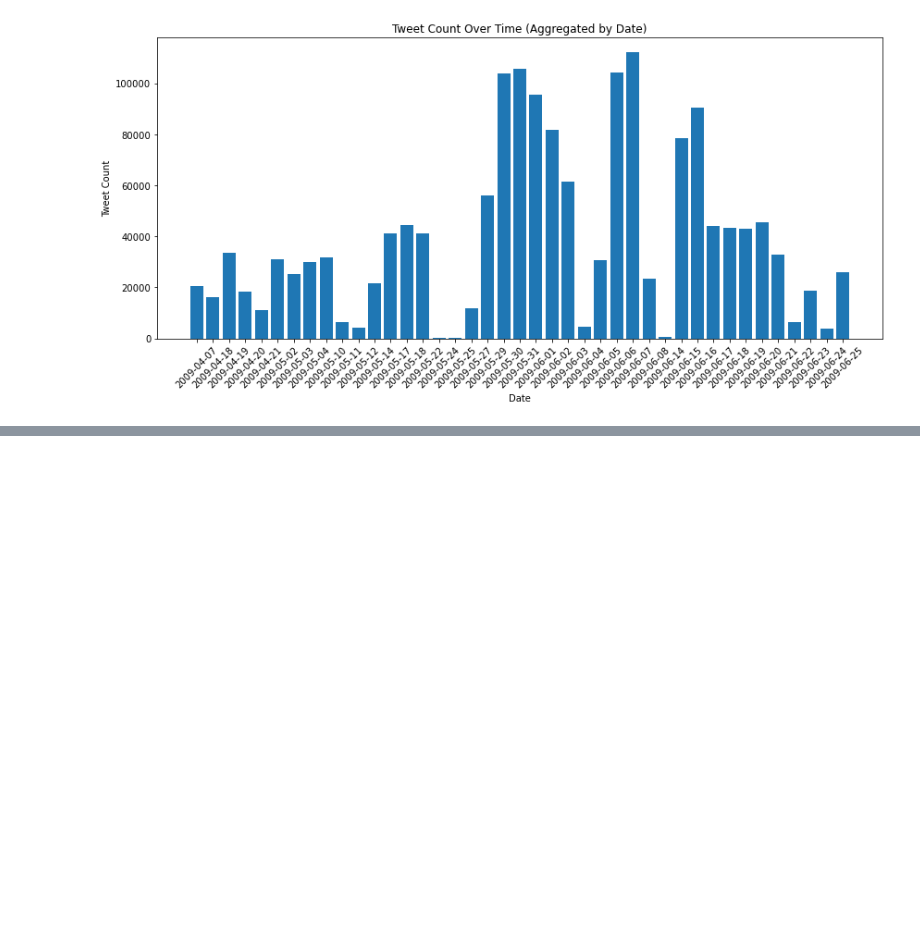
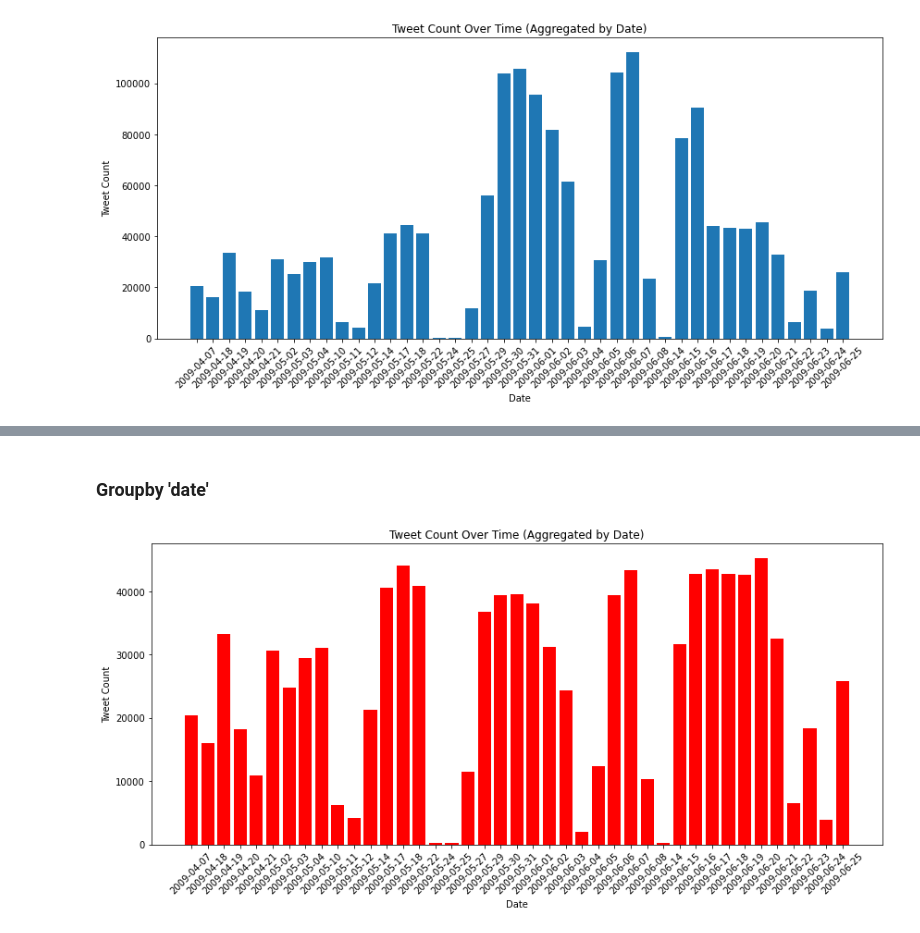
Before and after one commit to CleliaCaetano/CA2_SEM2_ProjectTweets, a Jupyter notebook: MScDataAnalytics_CA2_SEM2_CleliaCaetano.ipynb, the cells around one changed output, grey strips where cells are left out. Cells and saved outputs as stored; diff of their text form; code cells hidden in the pictures; blank space fills up the shorter version.

Commit message:
Add files via upload
Hive and Cassandra databases

```diff
--- a/MScDataAnalytics_CA2_SEM2_CleliaCaetano.ipynb
+++ b/MScDataAnalytics_CA2_SEM2_CleliaCaetano.ipynb
@@ -356,0 +554,13 @@ spark = SparkSession.builder.appName('ProjectTweets') \
+# %%
+# Create a SparkSession with the 'spark.sql.legacy.timeParserPolicy' configuration
+spark = SparkSession.builder.config("spark.sql.legacy.timeParserPolicy", "LEGACY").getOrCreate()
+
+# Import libraries to convert
+from pyspark.sql.functions import from_unixtime, unix_timestamp
+from pyspark.sql.types import TimestampType
+
+# Convert 'date' column in string format to the timestamp
+cassandraDF = cassandraDF.withColumn("date", from_unixtime(unix_timestamp(cassandraDF["date"], "E MMM dd HH:mm:ss z yyyy")).cast(TimestampType()))
+
+# Print the 'date' column with the new format
+cassandraDF.select("date").show(5)
@@ -356,0 +578,34 @@ spark = SparkSession.builder.appName('ProjectTweets') \
+# %% [markdown]
+### Groupby 'date'
+# %%
+import matplotlib.pyplot as plt
+from pyspark.sql.functions import to_date, count
+from pyspark.sql.window import Window
+
+# Group the data by the date without the hour
+cassandraDF = cassandraDF.withColumn("date_without_hour", to_date(cassandraDF["date"]))
+cassandraDF_counts = cassandraDF.groupBy("date_without_hour").agg(count("*").alias("tweet_count"))
+
+# Sort the data by date without hour
+cassandraDF_counts = cassandraDF_counts.orderBy("date_without_hour")
+
+# Collect the data to the driver
+cassandraDF_counts = cassandraDF_counts.collect()
+
+# Extract dates and tweet counts for plotting
+dates = [str(row.date_without_hour) for row in cassandraDF_counts]
+tweet_counts = [row.tweet_count for row in cassandraDF_counts]
+# %%
+# Plot the tweet count with red bars
+plt.figure(figsize=(12, 6))
+plt.bar(dates, tweet_counts, color='red')  # Set color to red
+plt.title("Tweet Count Over Time (Aggregated by Date)")
+plt.xlabel("Date")
+plt.ylabel("Tweet Count")
+plt.xticks(rotation=45)  # Rotate x-axis labels for readability
+plt.tight_layout()
+
+# Show the plot
+plt.show()
+# %% [output]
+[figure, added]
```
Also changed, not shown: parts of 42 cells of this notebook.
